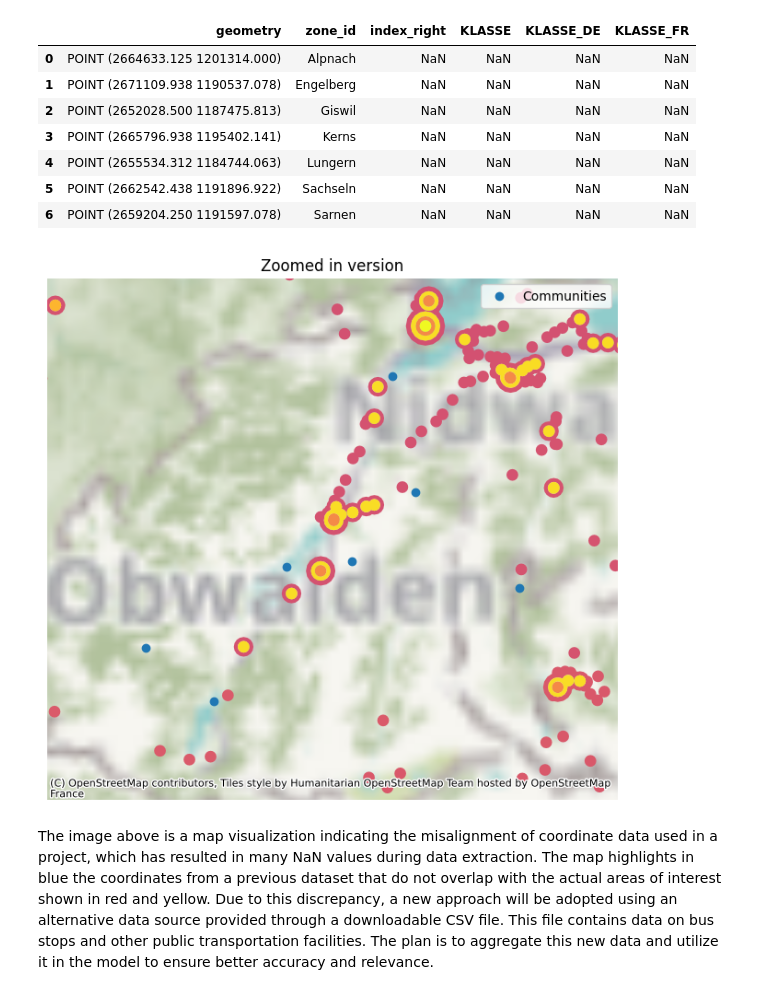
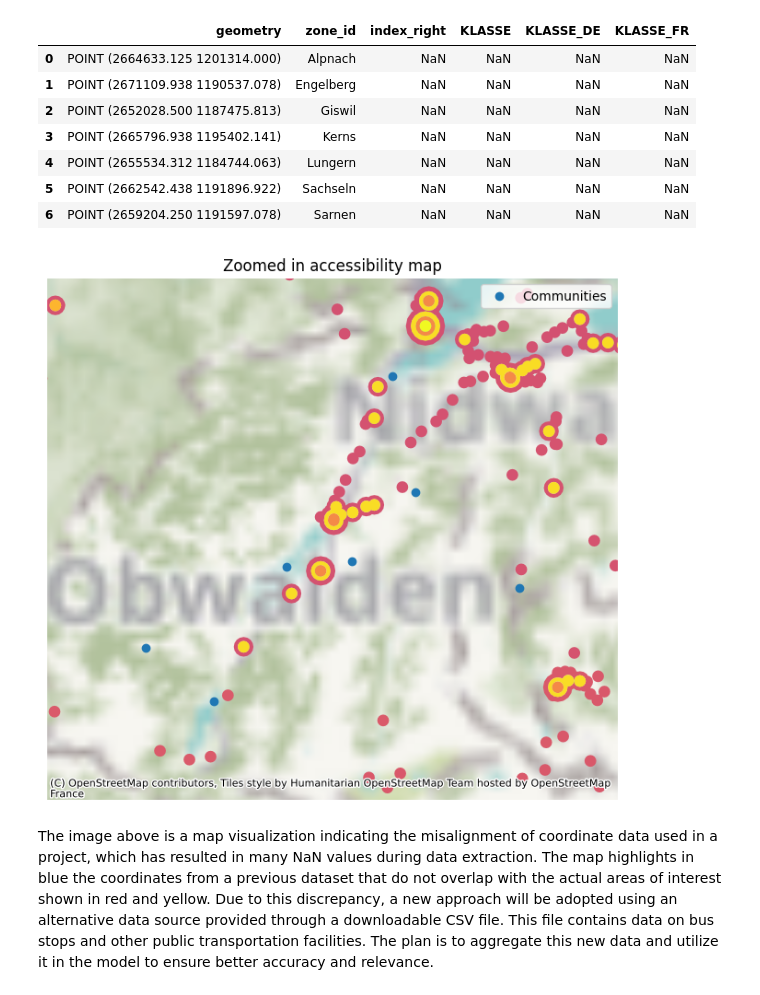
Before and after one commit to hoangviet-nguyen/dawr_2_Hoang-Viet_Nguyen, a Jupyter notebook: assignment_2.ipynb, the cells around one changed output. Saved outputs shown, nothing was run; the diff lists cells and outputs as text; code cells hidden in the pictures.

```diff
--- a/assignment_2.ipynb
+++ b/assignment_2.ipynb
@@ -331,22 +321,22 @@ gdf_class
 | 6 | POINT (2659204.250 1191597.078) | Sarnen | NaN | NaN | NaN | NaN |
 # %%
 fig, ax = plt.subplots(1, 1, figsize=(8,8))
-ax.set_title('Zoomed in version')
+ax.set_title('Zoomed in accessibility map')
 ax.set_axis_off()
 gdf_access.plot(ax=ax, cmap='plasma')
 gdf_reference.plot(ax=ax, label="Communities")
 ctx.add_basemap(ax=ax, crs=gdf_reference.crs.to_string())
 
 x_min, x_max = gdf_reference.total_bounds[[0, 2]]
 y_min, y_max = gdf_reference.total_bounds[[1, 3]]
 
 expand = 5000  # meters or coordinate units
 ax.set_xlim([x_min - expand, x_max + expand])
 ax.set_ylim([y_min - expand, y_max + expand])
 plt.legend()
 plt.show()
 # %% [output]
-[figure, old version]
+[figure, new version]
 # %% [markdown]
 The image above is a map visualization indicating the misalignment of coordinate data used in a project, which has resulted in many NaN values during data extraction. The map highlights in blue the coordinates from a previous dataset that do not overlap with the actual areas of interest shown in red and yellow. Due to this discrepancy, a new approach will be adopted using an alternative data source provided through a downloadable CSV file. This file contains data on bus stops and other public transportation facilities. The plan is to aggregate this new data and utilize it in the model to ensure better accuracy and relevance.
 # %%
```
Also changed, not shown: parts of 38 cells of this notebook.
